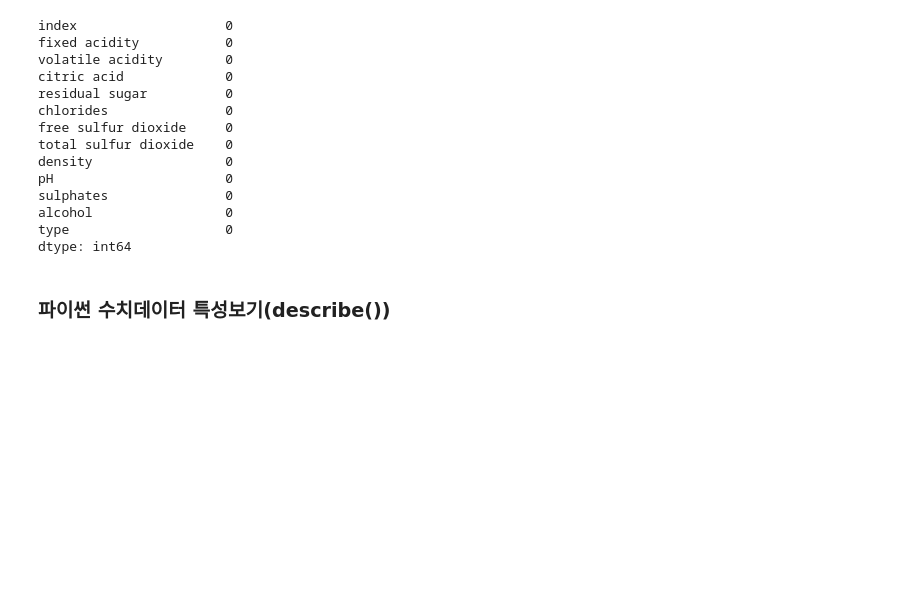
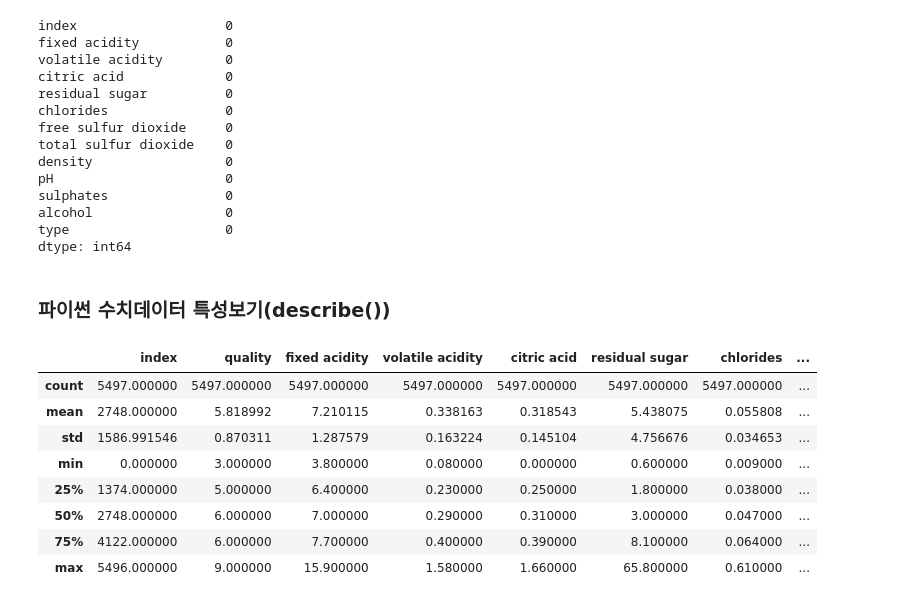
Before and after one commit to Kdelphinus/AI_study, a Jupyter notebook: DACON/DACON_101(오늘의_파이썬)/Lv.3_교차검증과_LGBM_모델을_활용한_와인_품질_분류하기.ipynb, the cells around one changed output. Saved outputs shown, nothing was run; the diff lists cells and outputs as text; code cells hidden in the pictures; blank space fills up the shorter version.

```diff
--- a/DACON/DACON_101(오늘의_파이썬)/Lv.3_교차검증과_LGBM_모델을_활용한_와인_품질_분류하기.ipynb
+++ b/DACON/DACON_101(오늘의_파이썬)/Lv.3_교차검증과_LGBM_모델을_활용한_와인_품질_분류하기.ipynb
@@ -84,3 +84,15 @@ type                    0
 dtype: int64
 # %% [markdown]
 ### 파이썬 수치데이터 특성보기(describe())
+# %%
+train.describe()
+# %% [output]
+|  | index | quality | fixed acidity | volatile acidity | citric acid | residual sugar | chlorides | ... |
+| count | 5497.000000 | 5497.000000 | 5497.000000 | 5497.000000 | 5497.000000 | 5497.000000 | 5497.000000 | ... |
+| mean | 2748.000000 | 5.818992 | 7.210115 | 0.338163 | 0.318543 | 5.438075 | 0.055808 | ... |
+| std | 1586.991546 | 0.870311 | 1.287579 | 0.163224 | 0.145104 | 4.756676 | 0.034653 | ... |
+| min | 0.000000 | 3.000000 | 3.800000 | 0.080000 | 0.000000 | 0.600000 | 0.009000 | ... |
+| 25% | 1374.000000 | 5.000000 | 6.400000 | 0.230000 | 0.250000 | 1.800000 | 0.038000 | ... |
+| 50% | 2748.000000 | 6.000000 | 7.000000 | 0.290000 | 0.310000 | 3.000000 | 0.047000 | ... |
+| 75% | 4122.000000 | 6.000000 | 7.700000 | 0.400000 | 0.390000 | 8.100000 | 0.064000 | ... |
+| max | 5496.000000 | 9.000000 | 15.900000 | 1.580000 | 1.660000 | 65.800000 | 0.610000 | ... |
```
Also changed, not shown: parts of 4 cells of this notebook.
